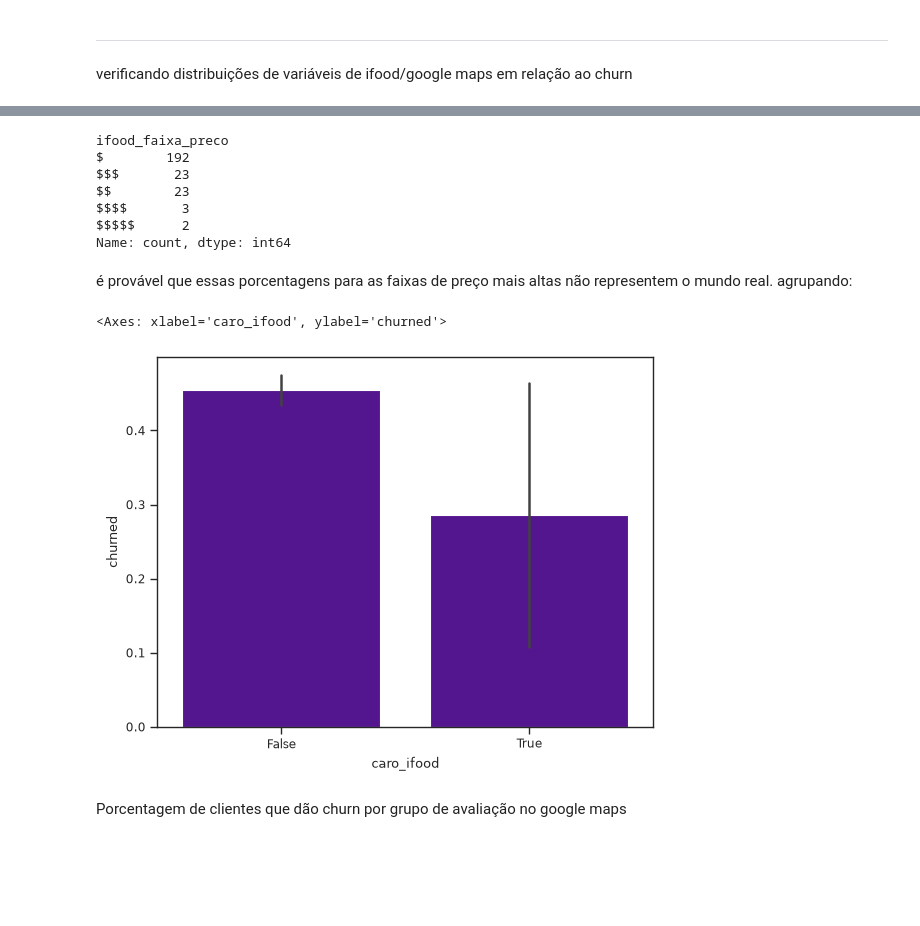
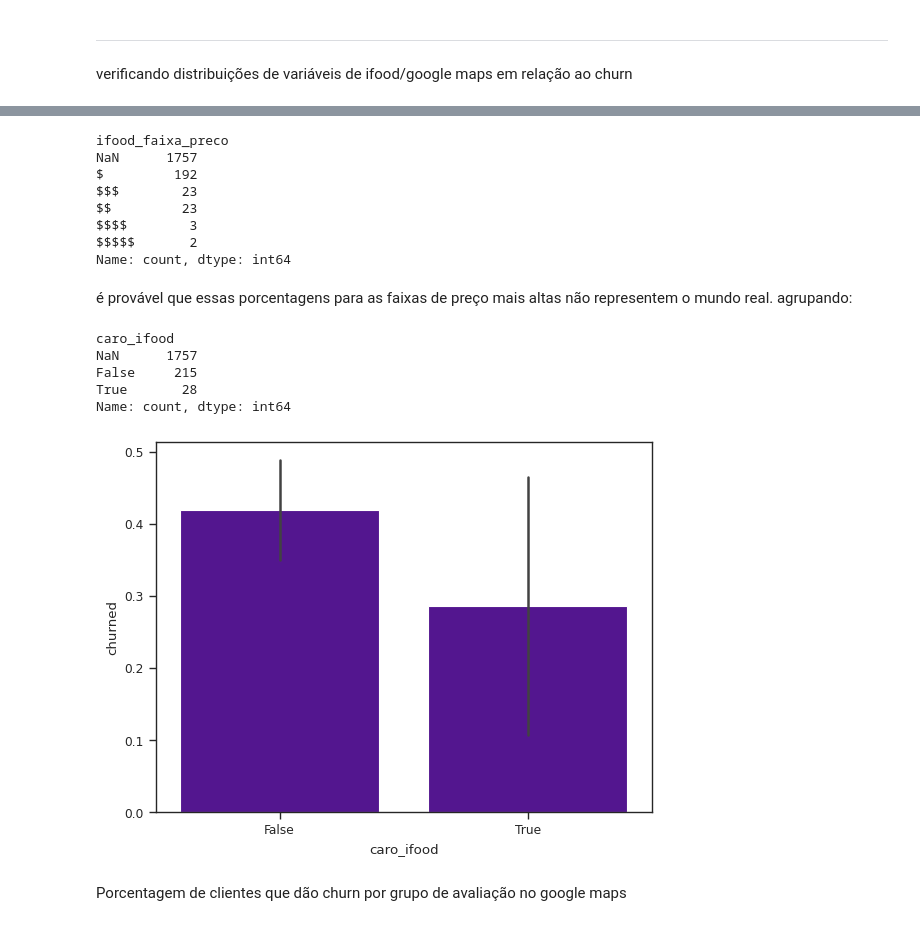
Before and after one commit to lgns-cin/CIN0144, a Jupyter notebook: EDA/com_pedidos.ipynb, the cells around one changed output, grey strips where cells are left out. Saved outputs shown, nothing was run; the diff lists cells and outputs as text; code cells hidden in the pictures; blank space fills up the shorter version.

Commit message:
Adiciona função dropna na análise de caro_ifood x churn

```diff
--- a/EDA/com_pedidos.ipynb
+++ b/EDA/com_pedidos.ipynb
@@ -1655,21 +1671,28 @@ seaborn.barplot(data=leads2, x='churned', y='ifood_faixa_preco', order=sorted(le
 # %%
-leads.ifood_faixa_preco.value_counts()
+leads.ifood_faixa_preco.value_counts(dropna=False)
 # %% [output]
 ifood_faixa_preco
-$        192
-$$$       23
-$$        23
-$$$$       3
-$$$$$      2
+NaN      1757
+$         192
+$$$        23
+$$         23
+$$$$        3
+$$$$$       2
 Name: count, dtype: int64
 # %% [markdown]
 é provável que essas porcentagens para as faixas de preço mais altas não representem o mundo real. agrupando:
 # %%
-leads['caro_ifood'] = leads.ifood_faixa_preco.apply(lambda x: x in ('$$$', '$$$$', '$$$$$'))
+leads['caro_ifood'] = leads.ifood_faixa_preco.dropna().apply(lambda x: x in ('$$$', '$$$$', '$$$$$'))
 seaborn.barplot(data=leads, x='caro_ifood', y='churned')
+
+leads.caro_ifood.value_counts(dropna=False)
 # %% [output]
-<Axes: xlabel='caro_ifood', ylabel='churned'>
+caro_ifood
+NaN      1757
+False     215
+True       28
+Name: count, dtype: int64
-[figure, old version]
+[figure, new version]
 # %% [markdown]
 Porcentagem de clientes que dão churn por grupo de avaliação no google maps
 # %%
```
Also changed, not shown: parts of 25 cells of this notebook.
